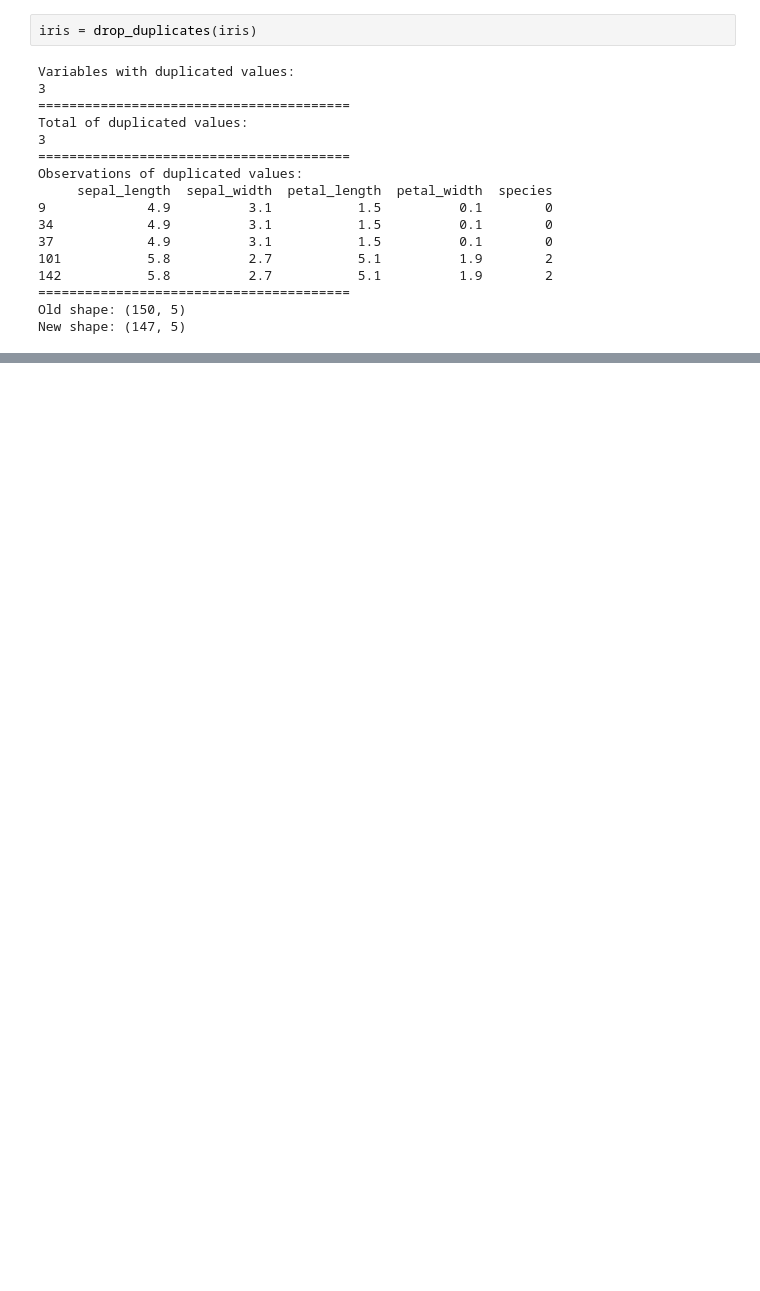
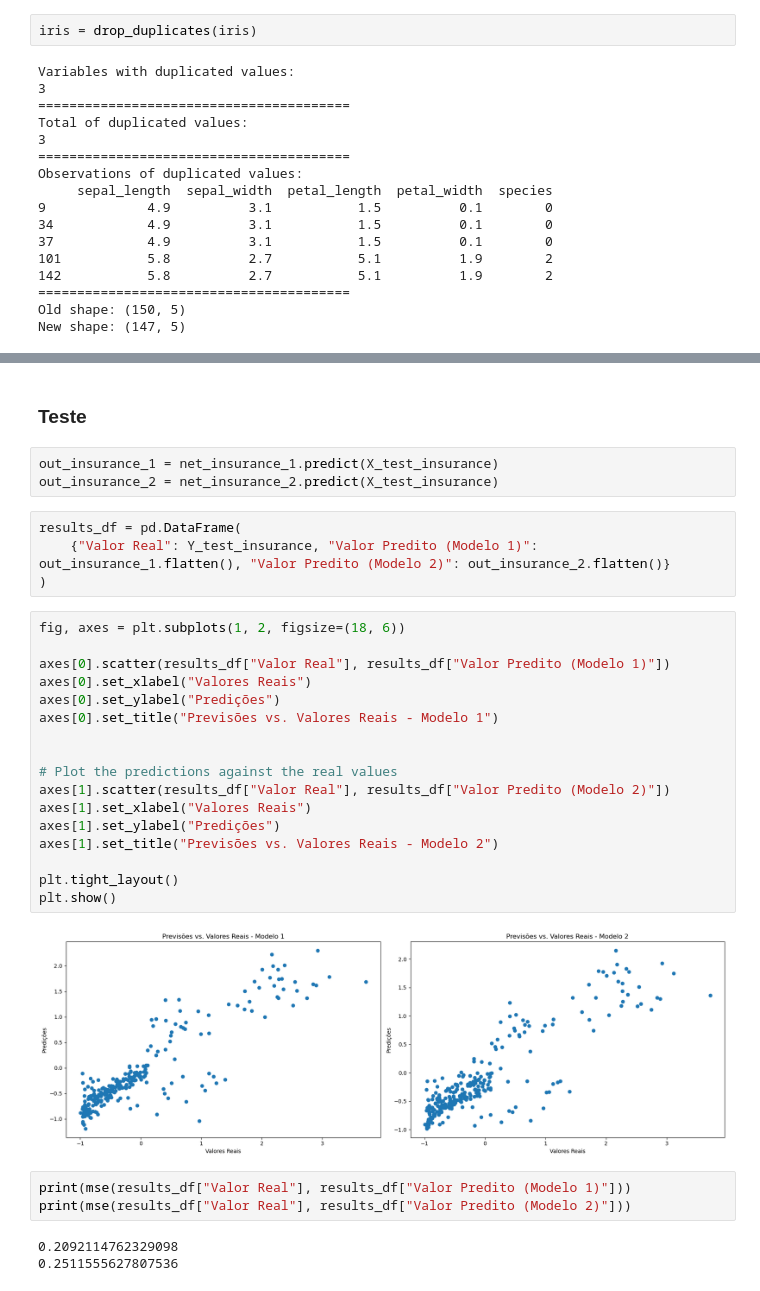
Before and after one commit to gabrieldadcarvalho/IF867_deep_learning_introduction, a Jupyter notebook: exercise_list/01/ListaPratica01_IF867.ipynb, the cells around one changed output, grey strips where cells are left out. Cells and saved outputs as stored; diff of their text form; blank space fills up the shorter version.

```diff
--- a/exercise_list/01/ListaPratica01_IF867.ipynb
+++ b/exercise_list/01/ListaPratica01_IF867.ipynb
@@ -326,0 +788,34 @@ No banco de dados Iris, nenhum dado ausente foi identificado nas variáveis. Foi
+# %% [markdown]
+### Teste
+# %%
+out_insurance_1 = net_insurance_1.predict(X_test_insurance)
+out_insurance_2 = net_insurance_2.predict(X_test_insurance)
+# %%
+results_df = pd.DataFrame(
+    {"Valor Real": Y_test_insurance, "Valor Predito (Modelo 1)": out_insurance_1.flatten(), "Valor Predito (Modelo 2)": out_insurance_2.flatten()}
+)
+# %%
+fig, axes = plt.subplots(1, 2, figsize=(18, 6))
+
+axes[0].scatter(results_df["Valor Real"], results_df["Valor Predito (Modelo 1)"])
+axes[0].set_xlabel("Valores Reais")
+axes[0].set_ylabel("Predições")
+axes[0].set_title("Previsões vs. Valores Reais - Modelo 1")
+
+
+# Plot the predictions against the real values
+axes[1].scatter(results_df["Valor Real"], results_df["Valor Predito (Modelo 2)"])
+axes[1].set_xlabel("Valores Reais")
+axes[1].set_ylabel("Predições")
+axes[1].set_title("Previsões vs. Valores Reais - Modelo 2")
+
+plt.tight_layout()
+plt.show()
+# %% [output]
+[figure, added]
+# %%
+print(mse(results_df["Valor Real"], results_df["Valor Predito (Modelo 1)"]))
+print(mse(results_df["Valor Real"], results_df["Valor Predito (Modelo 2)"]))
+# %% [output]
+0.2092114762329098
+0.2511555627807536
```
Also changed, not shown: parts of 92 cells of this notebook, 17 other files.
